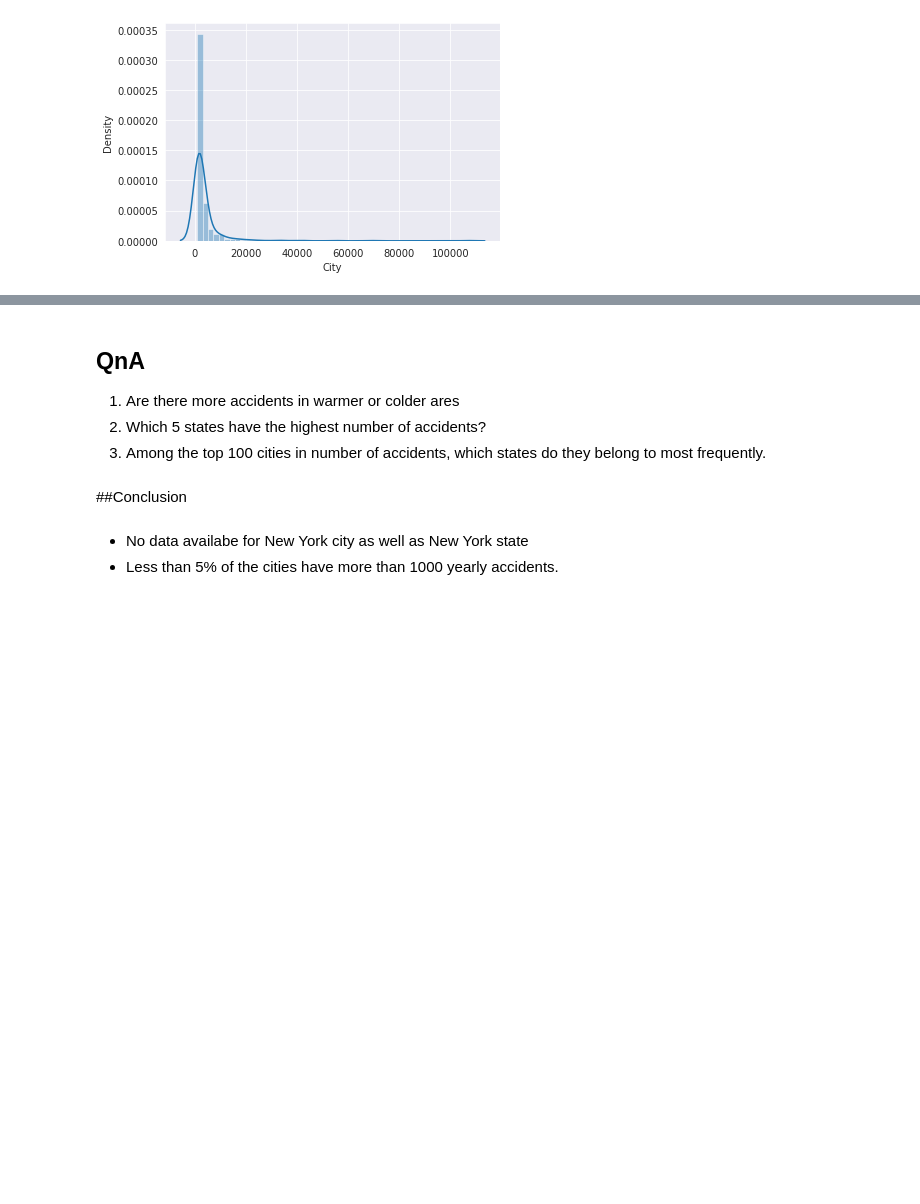
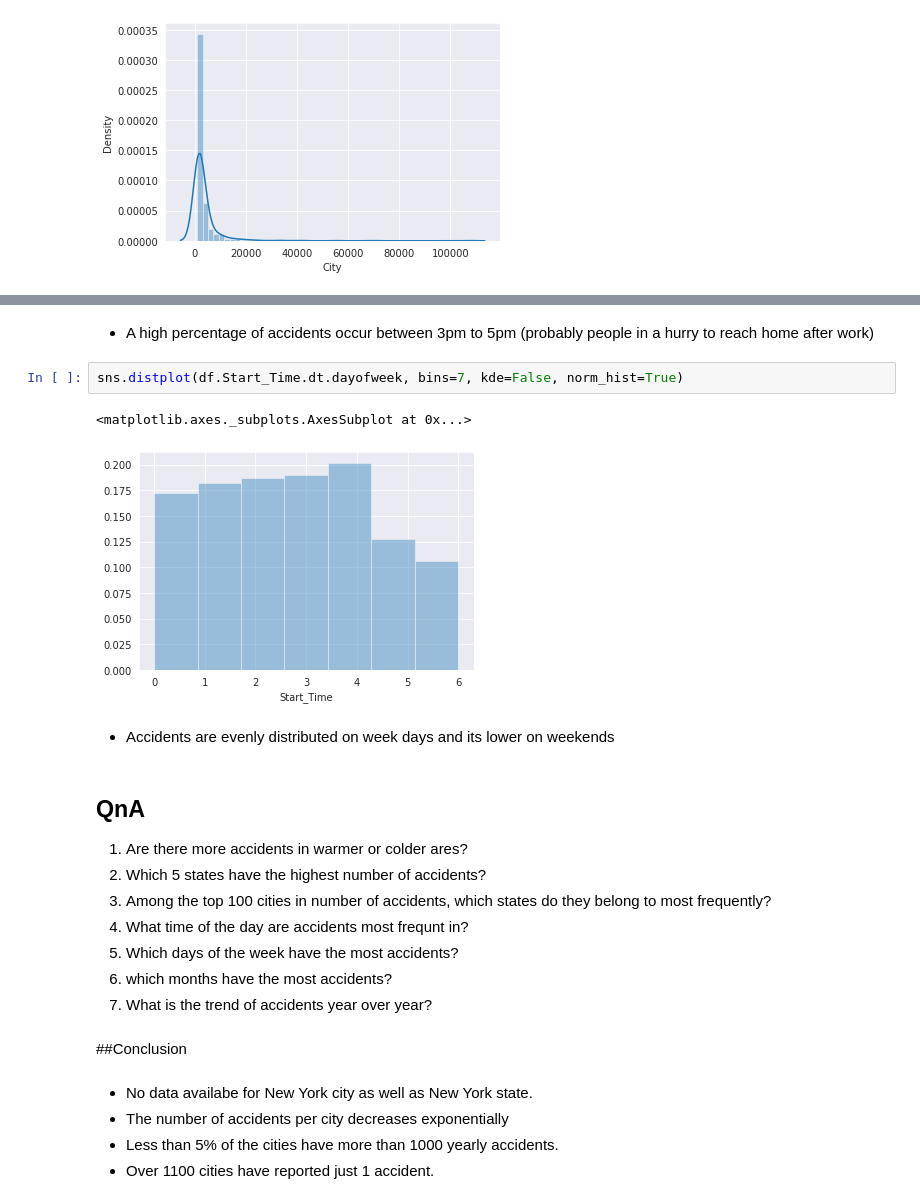
Before and after one commit to iamjainam/Exploratory-Data-Analysis-Project, a Jupyter notebook: USA_Accidents_Analysis.ipynb, the cells around one changed output, grey strips where cells are left out. Drawn from its saved outputs; the diff is of its cells as text; blank space fills up the shorter version.

```diff
--- a/USA_Accidents_Analysis.ipynb
+++ b/USA_Accidents_Analysis.ipynb
@@ -177,11 +218,26 @@ sns.distplot(low_accident_cities)
+# %% [markdown]
+- A high percentage of accidents occur between 3pm to 5pm (probably people in a hurry to reach home after work)
+# %%
+sns.distplot(df.Start_Time.dt.dayofweek, bins=7, kde=False, norm_hist=True)
+# %% [output]
+<matplotlib.axes._subplots.AxesSubplot at 0x...>
+[figure, added]
+# %% [markdown]
+- Accidents are evenly distributed on week days and its lower on weekends
 # %% [markdown]
 ## QnA
 
-1.   Are there more accidents in warmer or colder ares
+1.   Are there more accidents in warmer or colder ares?
 2.   Which 5 states have the highest number of accidents?
-3.   Among the top 100 cities in number of accidents, which states do they belong to most frequently.
+3.   Among the top 100 cities in number of accidents, which states do they belong to most frequently?
+4.   What time of the day are accidents most frequnt in?
+5.   Which days of the week have the most accidents?
+6.   which months have the most accidents?
+7.   What is the trend of accidents year over year?
 # %% [markdown]
 ##Conclusion
 # %% [markdown]
-- No data availabe for New York city as well as New York state
+- No data availabe for New York city as well as New York state.
+- The number of accidents per city decreases exponentially
 - Less than 5% of the cities have more than 1000 yearly accidents.
+- Over 1100 cities have reported just 1 accident.
```
Also changed, not shown: parts of 8 cells of this notebook.
